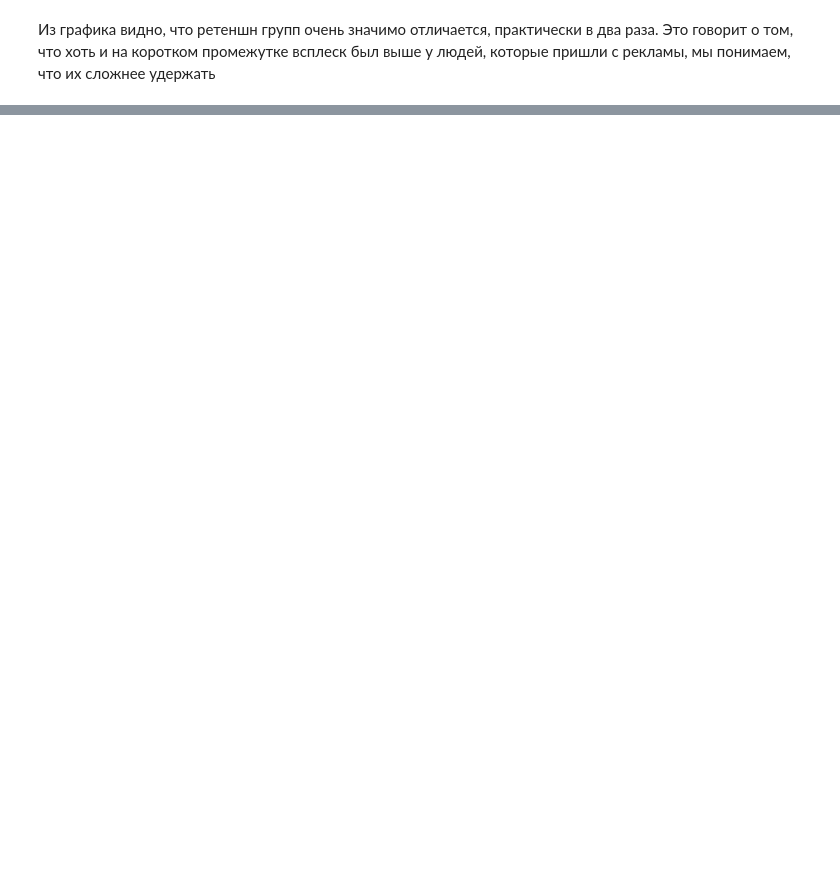
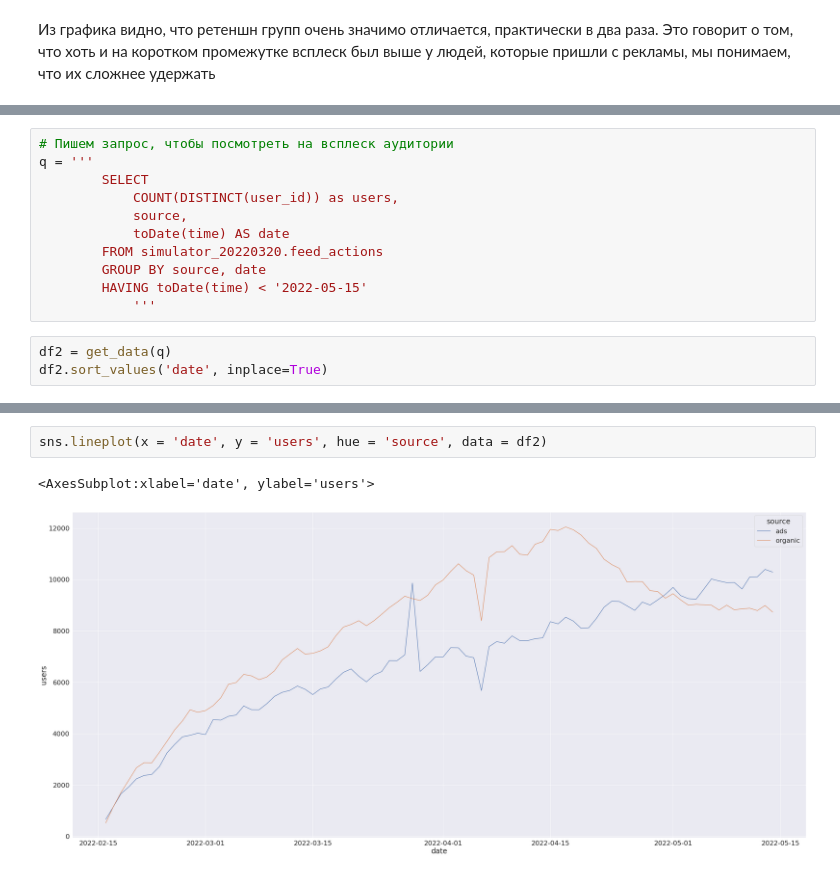
Before and after one commit to BorisloveeeeZ/analyst_cycle, a Jupyter notebook: product.ipynb, the cells around one changed output, grey strips where cells are left out. Cells and saved outputs as stored; diff of their text form; blank space fills up the shorter version.

```diff
--- a/product.ipynb
+++ b/product.ipynb
@@ -93,0 +131,14 @@ sns.lineplot(x = 'date', y='users', data = ads_table)
+# %%
+# Пишем запрос, чтобы посмотреть на всплеск аудитории
+q = '''
+        SELECT
+            COUNT(DISTINCT(user_id)) as users,
+            source,
+            toDate(time) AS date
+        FROM simulator_20220320.feed_actions
+        GROUP BY source, date
+        HAVING toDate(time) < '2022-05-15'
+            '''
+# %%
+df2 = get_data(q)
+df2.sort_values('date', inplace=True)
@@ -93,0 +162,5 @@ sns.lineplot(x = 'date', y='users', data = ads_table)
+# %%
+sns.lineplot(x = 'date', y = 'users', hue = 'source', data = df2)
+# %% [output]
+<AxesSubplot:xlabel='date', ylabel='users'>
+[figure, added]
```
Also changed, not shown: parts of 30 cells of this notebook, 2 other files.
